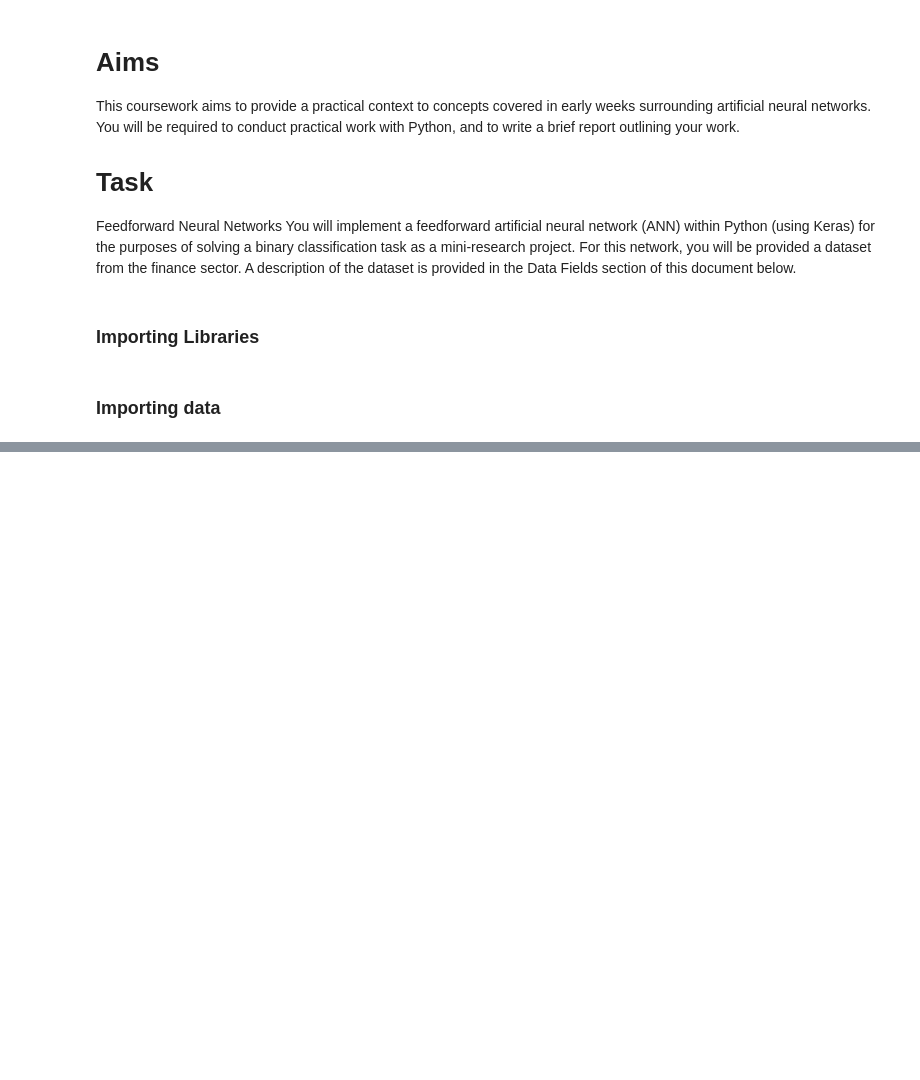
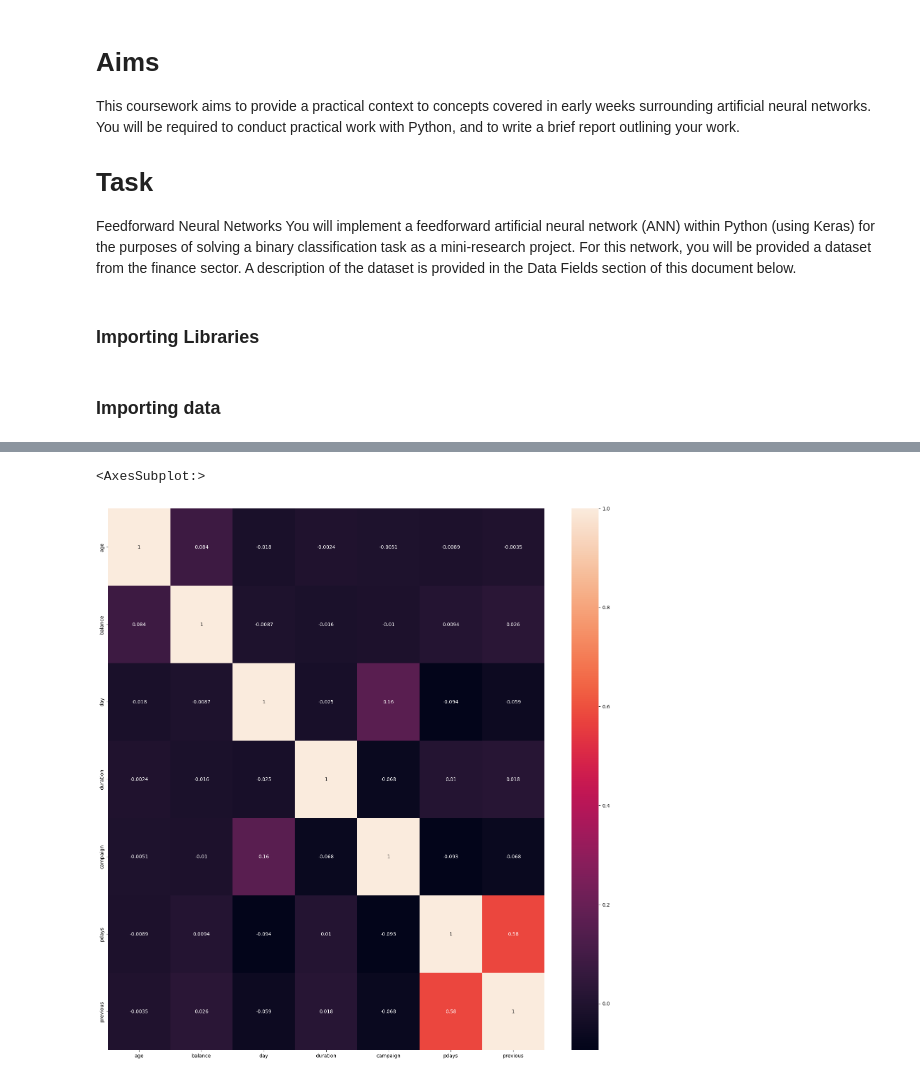
Before and after one commit to penscola/ANN_using_Keras, a Jupyter notebook: ANN_Keras.ipynb, the cells around one changed output, grey strips where cells are left out. Saved outputs shown, nothing was run; the diff lists cells and outputs as text; code cells hidden in the pictures; blank space fills up the shorter version.

```diff
--- a/ANN_Keras.ipynb
+++ b/ANN_Keras.ipynb
@@ -31,0 +148,7 @@ df.head(10)
+# %%
+ht = df.corr()
+plt.figure(figsize=(20,20))
+sns.heatmap(ht, annot=True)
+# %% [output]
+<AxesSubplot:>
+[figure, added]
```
Also changed, not shown: parts of 37 cells of this notebook, 19 other files.
